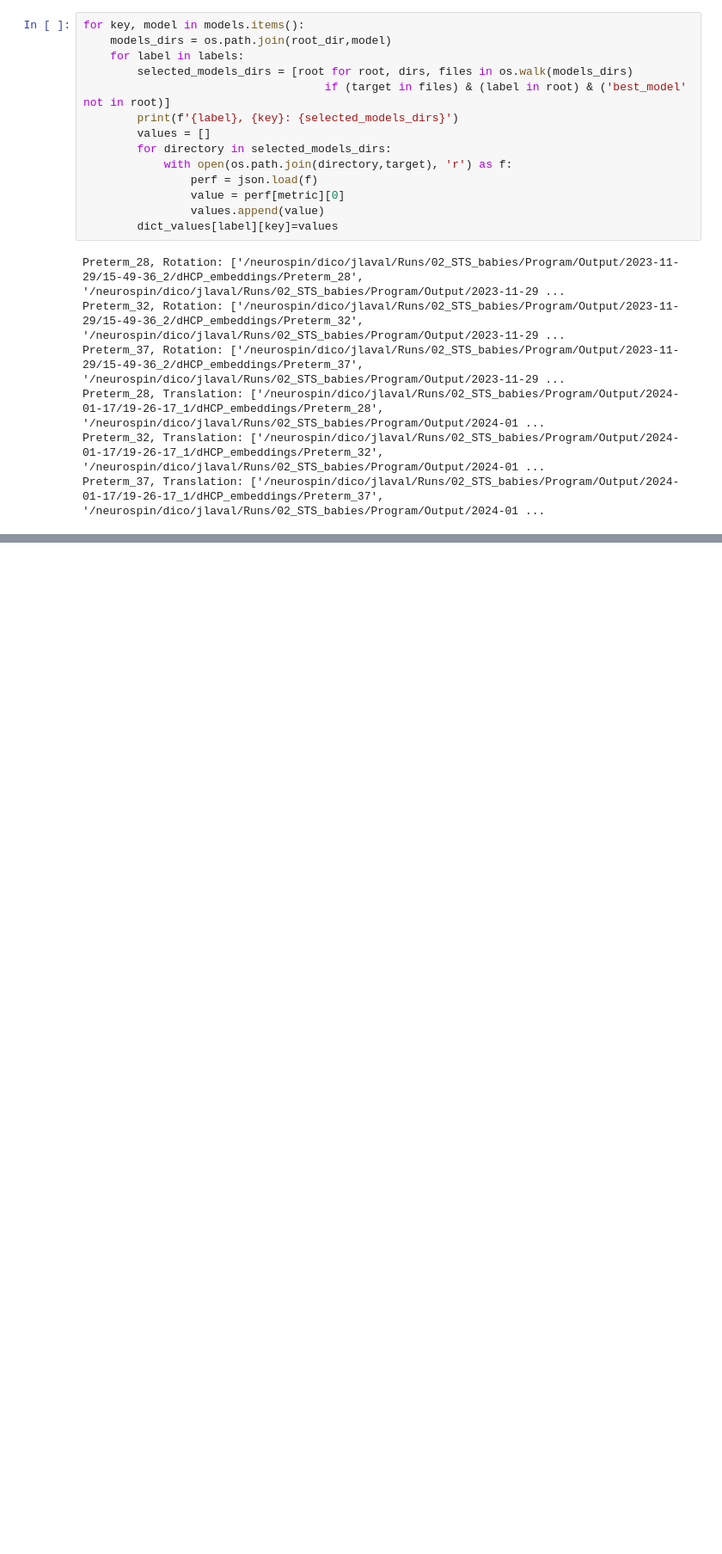
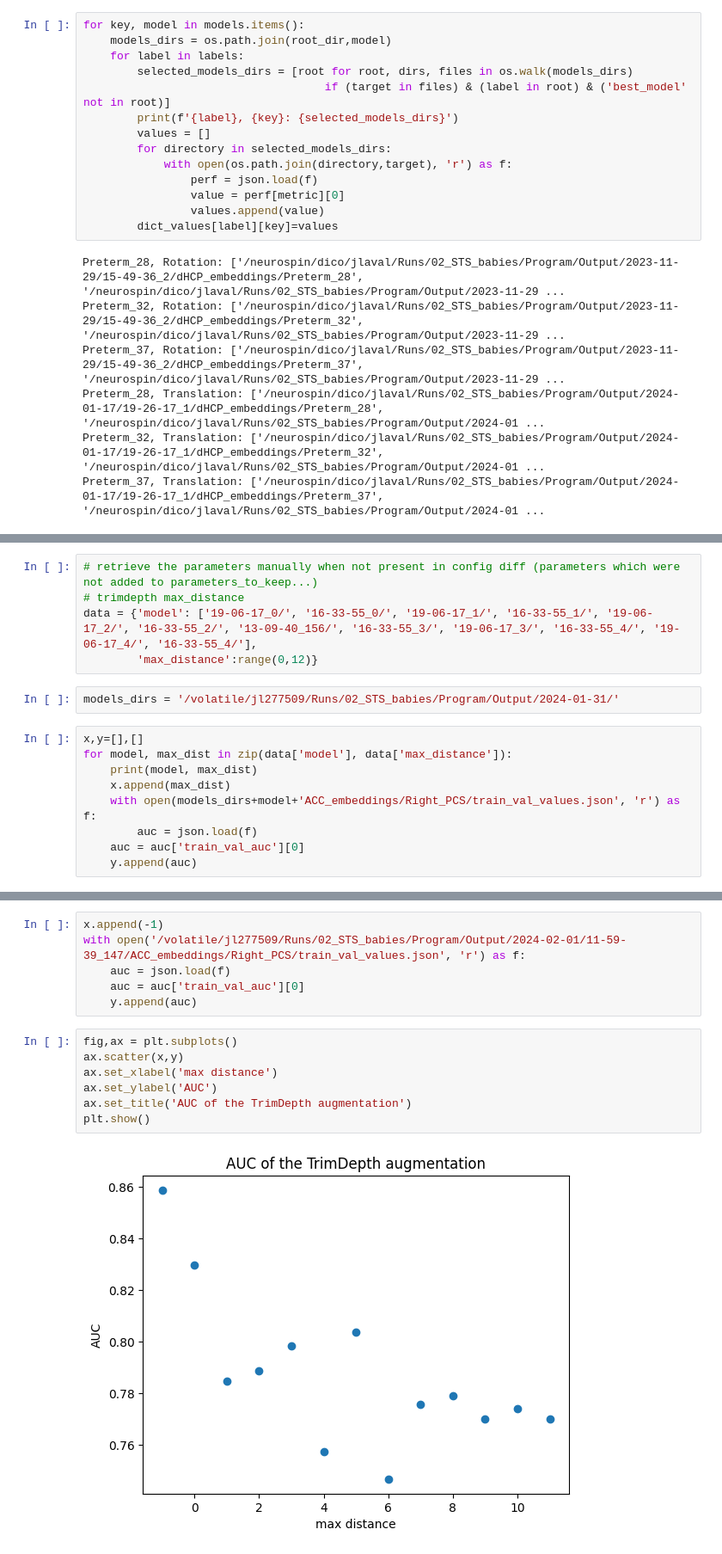
Before and after one commit to neurospin/champollion_V1, a Jupyter notebook: contrastive/notebooks/julien/visu_perf.ipynb, the cells around one changed output, grey strips where cells are left out. Shown at 86% size. Saved outputs shown, nothing was run; the diff lists cells and outputs as text; blank space fills up the shorter version.

```diff
--- a/contrastive/notebooks/julien/visu_perf.ipynb
+++ b/contrastive/notebooks/julien/visu_perf.ipynb
@@ -61,0 +119,16 @@ Text(0.5, 1.0, 'Translation vs Rotation')
+# %%
+# retrieve the parameters manually when not present in config diff (parameters which were not added to parameters_to_keep...)
+# trimdepth max_distance
+data = {'model': ['19-06-17_0/', '16-33-55_0/', '19-06-17_1/', '16-33-55_1/', '19-06-17_2/', '16-33-55_2/', '13-09-40_156/', '16-33-55_3/', '19-06-17_3/', '16-33-55_4/', '19-06-17_4/', '16-33-55_4/'],
+        'max_distance':range(0,12)}
+# %%
+models_dirs = '/volatile/jl277509/Runs/02_STS_babies/Program/Output/2024-01-31/'
+# %%
+x,y=[],[]
+for model, max_dist in zip(data['model'], data['max_distance']):
+    print(model, max_dist)
+    x.append(max_dist)
+    with open(models_dirs+model+'ACC_embeddings/Right_PCS/train_val_values.json', 'r') as f:
+        auc = json.load(f)
+    auc = auc['train_val_auc'][0]
+    y.append(auc)
@@ -61,0 +148,15 @@ Text(0.5, 1.0, 'Translation vs Rotation')
+# %%
+x.append(-1)
+with open('/volatile/jl277509/Runs/02_STS_babies/Program/Output/2024-02-01/11-59-39_147/ACC_embeddings/Right_PCS/train_val_values.json', 'r') as f:
+    auc = json.load(f)
+    auc = auc['train_val_auc'][0]
+    y.append(auc)
+# %%
+fig,ax = plt.subplots()
+ax.scatter(x,y)
+ax.set_xlabel('max distance')
+ax.set_ylabel('AUC')
+ax.set_title('AUC of the TrimDepth augmentation')
+plt.show()
+# %% [output]
+[figure, added]
```
Also changed, not shown: parts of 20 cells of this notebook, 5 other files.
